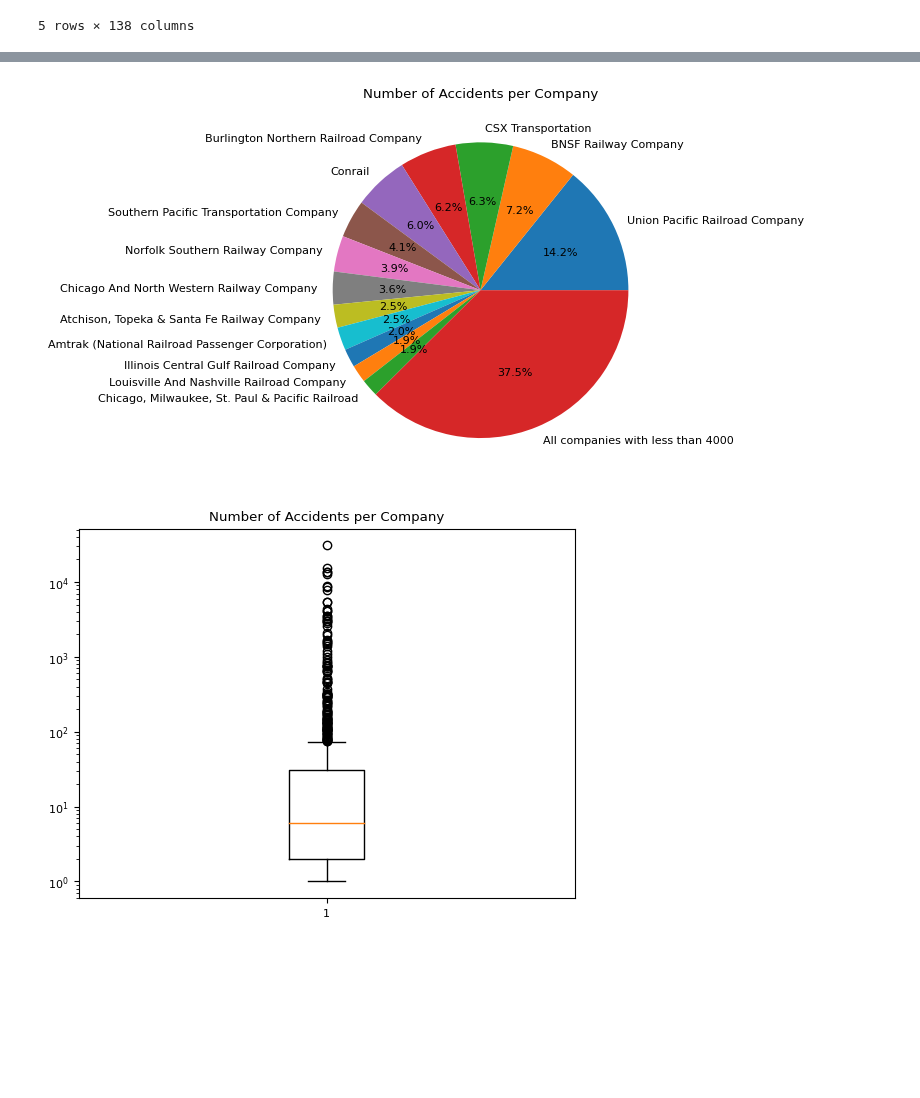
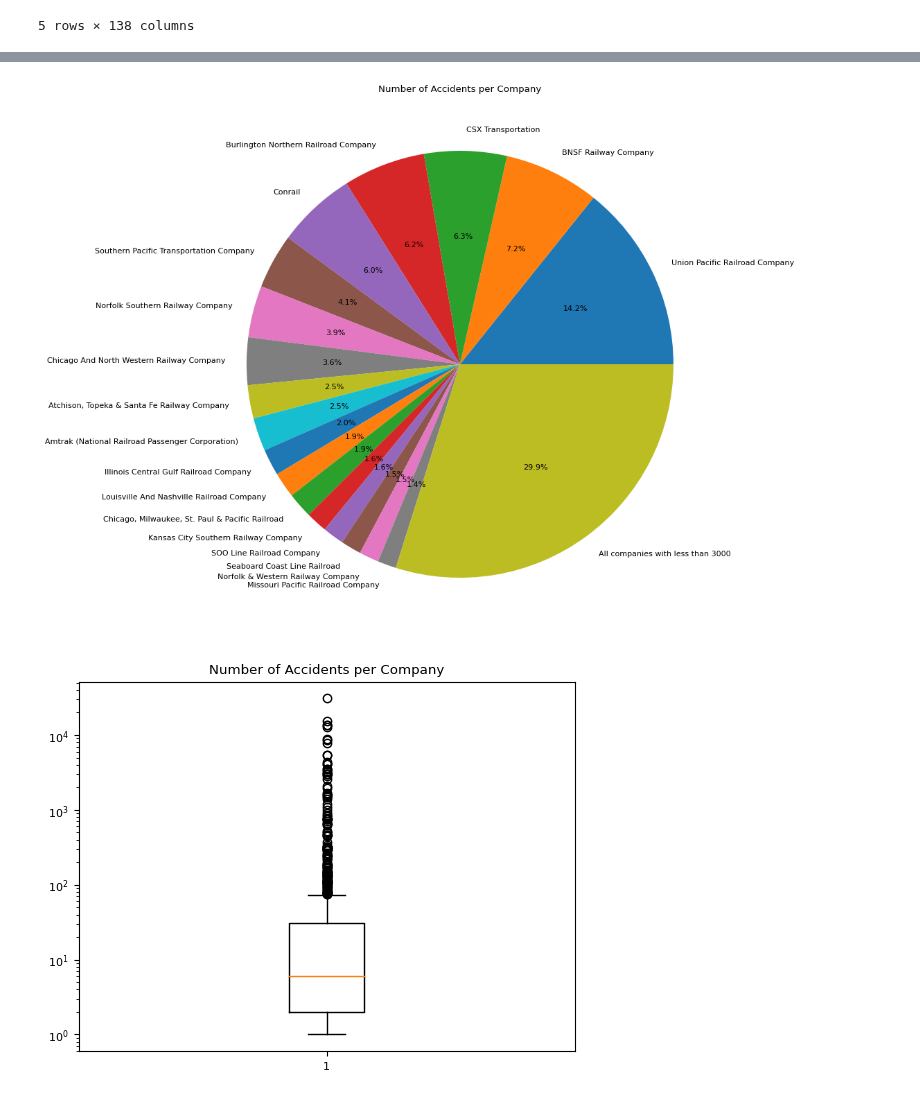
Before and after one commit to ndahlinuvm/Train-Derailment-287Project, a Jupyter notebook: visualization.ipynb, the cells around one changed output, grey strips where cells are left out. Drawn from its saved outputs; the diff is of its cells as text; code cells hidden in the pictures; blank space fills up the shorter version.

```diff
--- a/visualization.ipynb
+++ b/visualization.ipynb
@@ -35,15 +34,16 @@ plt.show()
 # %%
 # Pie plot showing number of accidents per company
 # Group all companies with less than 500 accidents into "Other"
+plt.figure(figsize=(10, 10))
 companies = data['Reporting Railroad Name'].value_counts()
-companies['All companies with less than 4000'] = companies[companies < 4000].sum()
-companies = companies[companies > 4000]
+companies['All companies with less than 3000'] = companies[companies < 3000].sum()
+companies = companies[companies > 3000]
 # make text smaller
 matplotlib.rcParams.update({'font.size': 8})
 plt.pie(companies, labels=companies.index, autopct='%1.1f%%')
 plt.title('Number of Accidents per Company')
 plt.show()
 # %% [output]
-[figure, old version]
+[figure, new version]
 # %%
 # box and whisker plot of accidents per company
```
Also changed, not shown: parts of 6 cells of this notebook.
